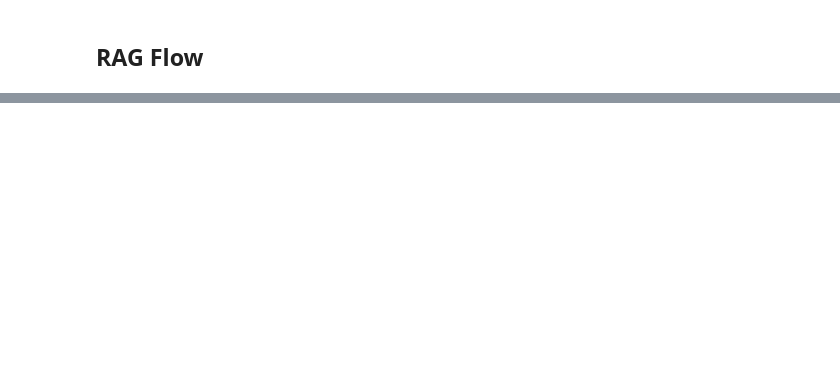
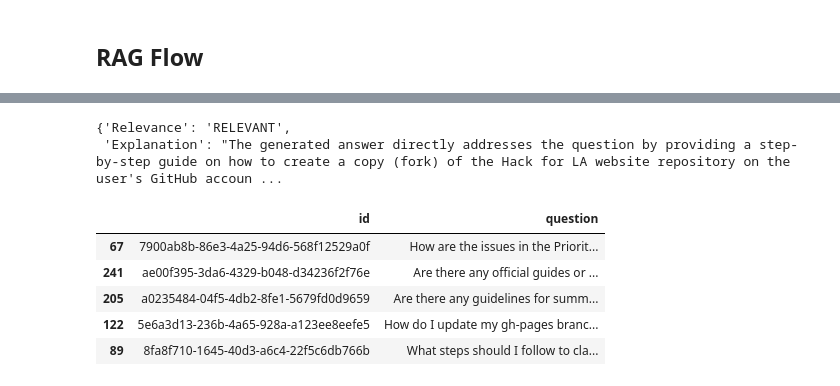
Before and after one commit to agutiernc/contributor_assistant, a Jupyter notebook: rag_test.ipynb, the cells around one changed output, grey strips where cells are left out. Drawn from its saved outputs; the diff is of its cells as text; code cells hidden in the pictures; blank space fills up the shorter version.

```diff
--- a/rag_test.ipynb
+++ b/rag_test.ipynb
@@ -472,0 +518,18 @@ The best way to find GitHub issues to work on is by checking the GitHub Project
+# %%
+json.loads(answer_test)
+
+# print(answer_test)
+# %% [output]
+{'Relevance': 'RELEVANT',
+ 'Explanation': "The generated answer directly addresses the question by providing a step-by-step guide on how to create a copy (fork) of the Hack for LA website repository on the user's GitHub accoun ...
+# %%
+df_sample = df_ground_truth.sample(n=100, random_state=1)
+# %%
+df_sample.head()
+# %% [output]
+|  | id | question |
+| 67 | 7900ab8b-86e3-4a25-94d6-568f12529a0f | How are the issues in the Priorit... |
+| 241 | ae00f395-3da6-4329-b048-d34236f2f76e | Are there any official guides or ... |
+| 205 | a0235484-04f5-4db2-8fe1-5679fd0d9659 | Are there any guidelines for summ... |
+| 122 | 5e6a3d13-236b-4a65-928a-a123ee8eefe5 | How do I update my gh-pages branc... |
+| 89 | 8fa8f710-1645-40d3-a6c4-22f5c6db766b | What steps should I follow to cla... |
```
Also changed, not shown: parts of 43 cells of this notebook, 2 other files.
